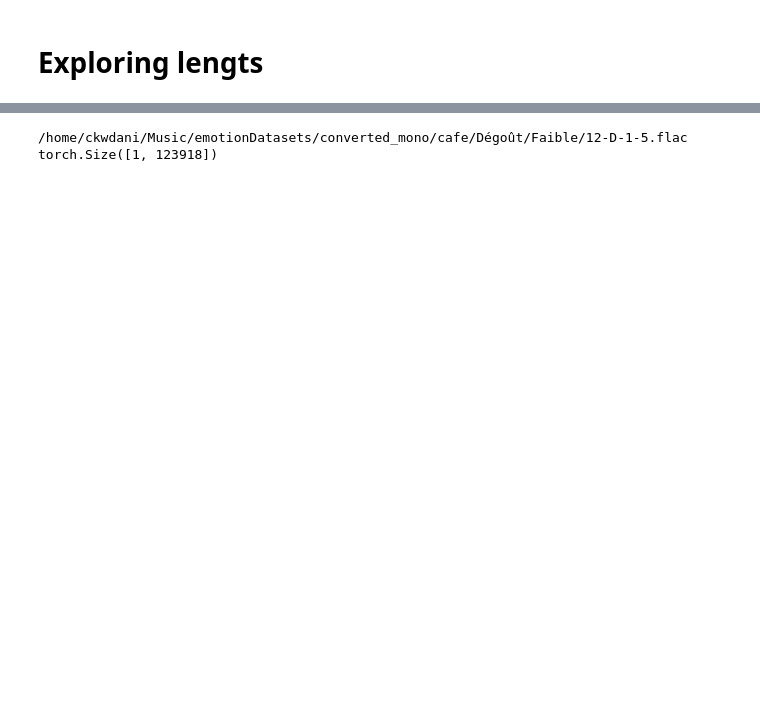
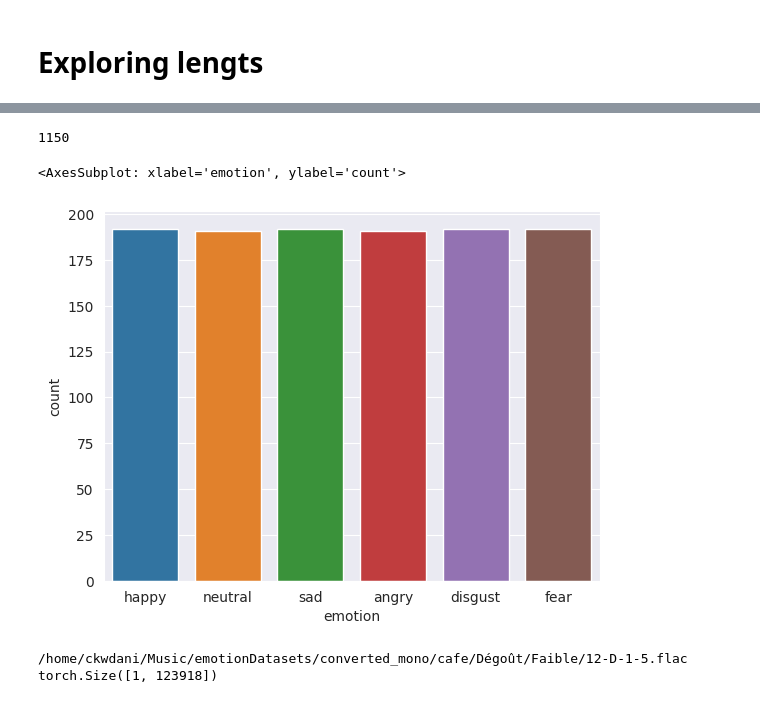
Before and after one commit to BlackFox1197/masterarbeit_programming, a Jupyter notebook: notebooks/dataexploration/lengthsExplore.ipynb, the cells around one changed output, grey strips where cells are left out. Drawn from its saved outputs; the diff is of its cells as text; code cells hidden in the pictures; blank space fills up the shorter version.

```diff
--- a/notebooks/dataexploration/lengthsExplore.ipynb
+++ b/notebooks/dataexploration/lengthsExplore.ipynb
@@ -67,6 +67,16 @@ tess min: 1.2540625, max: 2.9848125, avg: 2.064458597715735
 cafe min: 2.556875, max: 7.744875, avg: 4.4417601495726595
 ravdess min: 2.969625, max: 5.2719375, avg: 3.6860485276442287
 mesd min: 0.1990625, max: 2.5371875, avg: 0.6946825543478258
+# %%
+len(mesd)
+# %% [output]
+1150
+# %%
+import seaborn as sns
+sns.countplot(x ='emotion', data = mesd.dataFrame)
+# %% [output]
+<AxesSubplot: xlabel='emotion', ylabel='count'>
+[figure, added]
 # %%
 import torchaudio
 from IPython.lib.display import Audio
```
Also changed, not shown: parts of 1 cell of this notebook, 4 other files.
